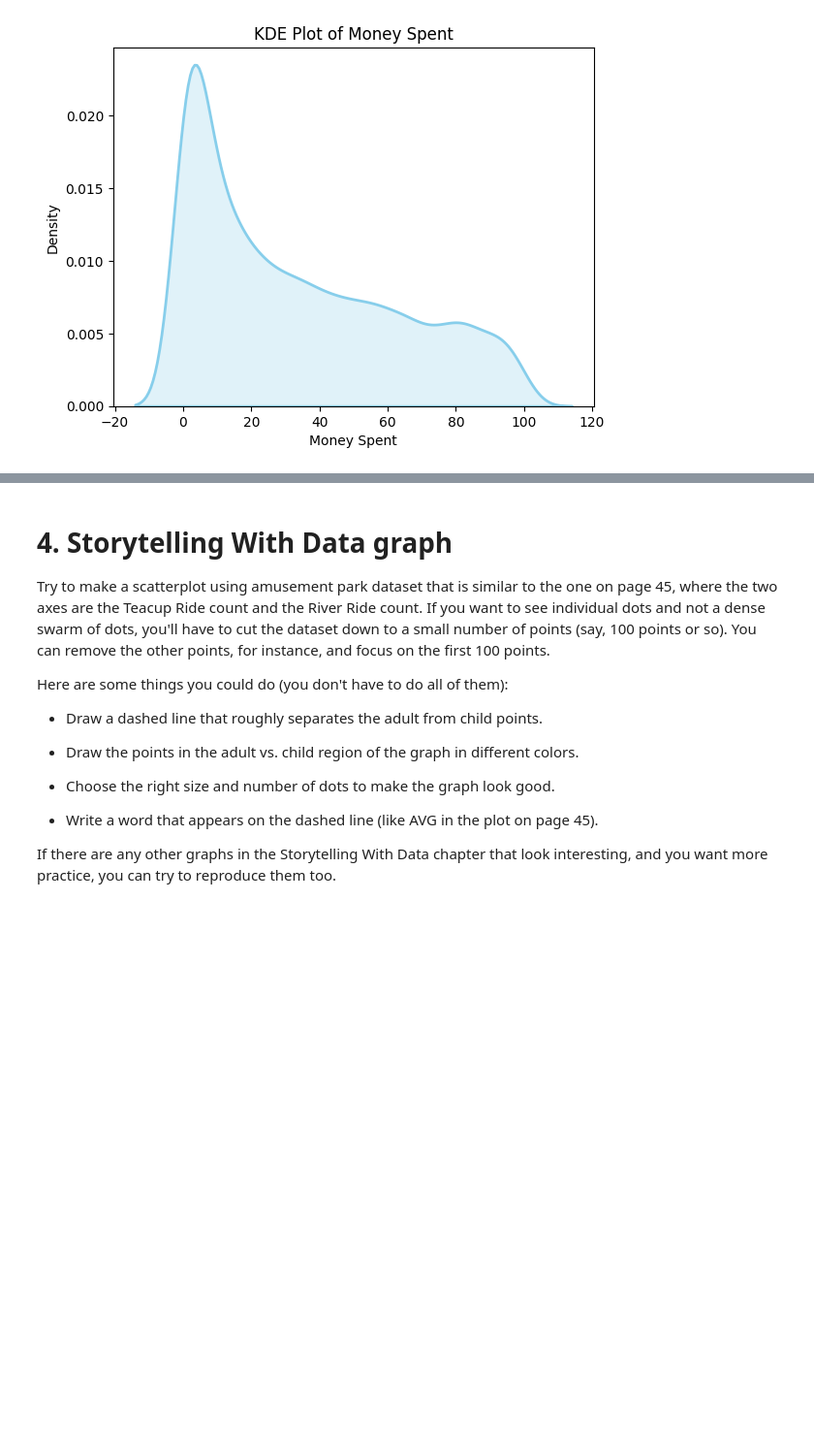
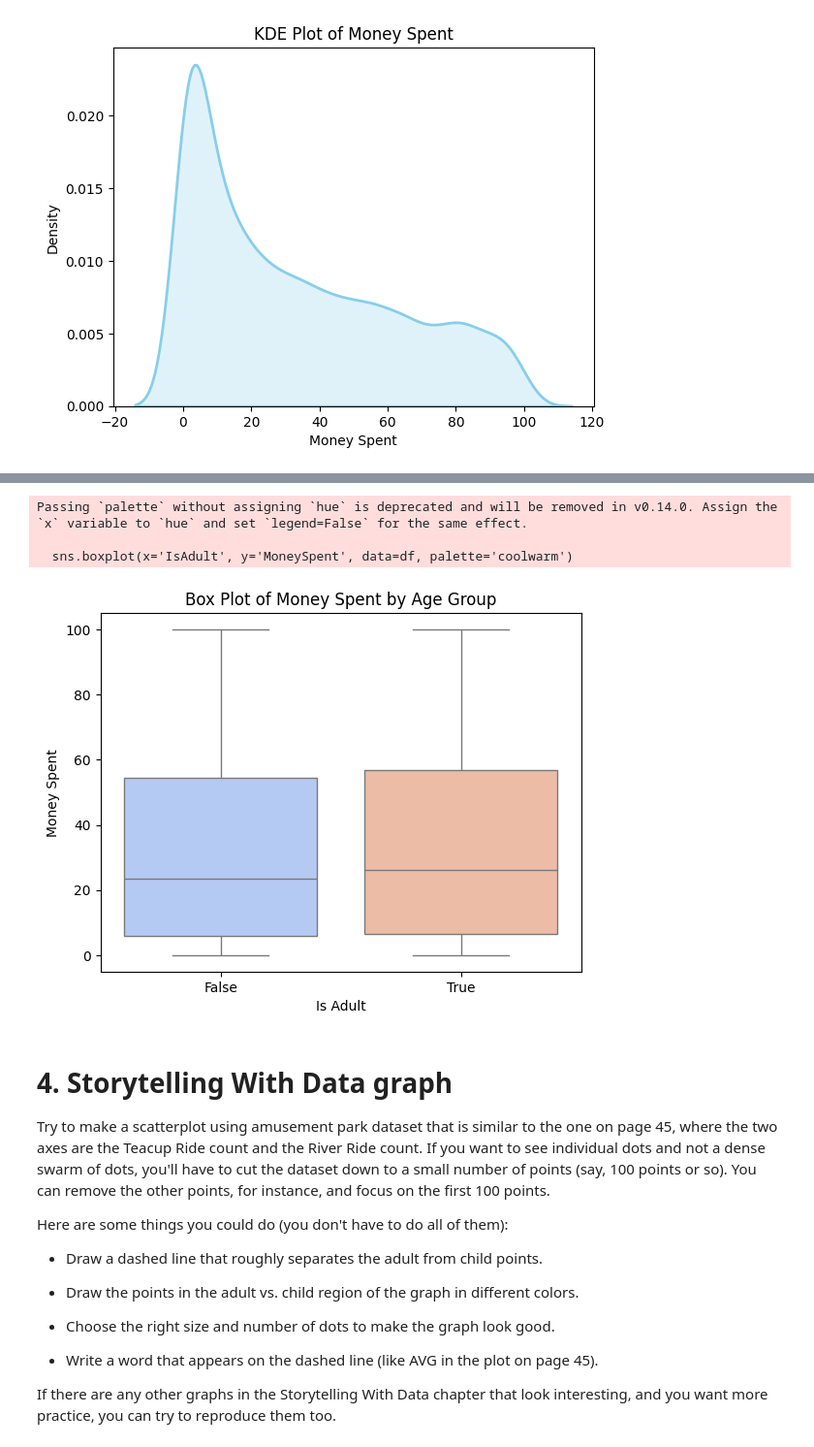
Before and after one commit to auwineza/ModB2-Week3-HW, a Jupyter notebook: OMDS-ModB2-Week3-Uwineza-Annick.ipynb, the cells around one changed output, grey strips where cells are left out. Shown at 97% size. Saved outputs shown, nothing was run; the diff lists cells and outputs as text; code cells hidden in the pictures; blank space fills up the shorter version.

```diff
--- a/OMDS-ModB2-Week3-Uwineza-Annick.ipynb
+++ b/OMDS-ModB2-Week3-Uwineza-Annick.ipynb
@@ -461,3 +478,14 @@ plt.show()
+# %%
+sns.boxplot(x='IsAdult', y='MoneySpent', data=df, palette='coolwarm')
+plt.title('Box Plot of Money Spent by Age Group')
+plt.xlabel('Is Adult')
+plt.ylabel('Money Spent')
+plt.show()
+# %% [output]
+Passing `palette` without assigning `hue` is deprecated and will be removed in v0.14.0. Assign the `x` variable to `hue` and set `legend=False` for the same effect.
+
+  sns.boxplot(x='IsAdult', y='MoneySpent', data=df, palette='coolwarm')
+[figure, added]
 # %% [markdown]
 # 4. Storytelling With Data graph
 
```
Also changed, not shown: parts of 3 cells of this notebook.
